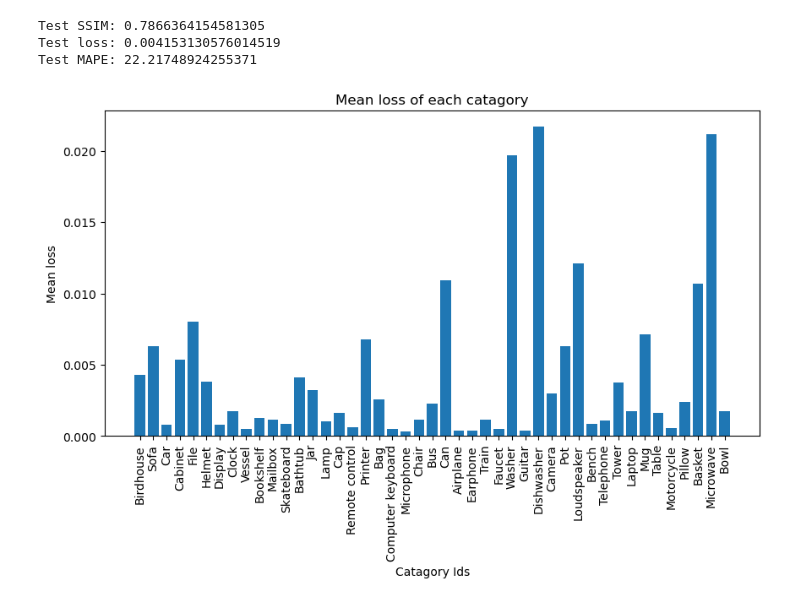
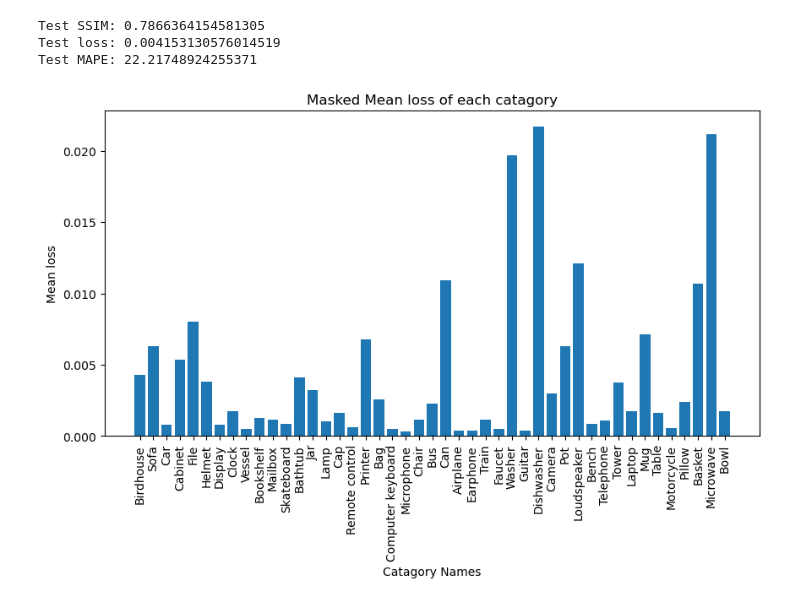
Before and after one commit to kane1204/Object-Thickness-Estimation-Network, a Jupyter notebook: test_baseline.ipynb, the cells around one changed output. Drawn from its saved outputs; the diff is of its cells as text; code cells hidden in the pictures.

```diff
--- a/test_baseline.ipynb
+++ b/test_baseline.ipynb
@@ -212,21 +212,21 @@ Test MAPE: 22.21748924255371
 # %%
 # for each catagory calculate the mean then plot a bar graph of the mean loss of each catagory
 catagory_mean_losses = {}
 for catagory in catagory_losses:
     catagory_mean_losses[catagory] = np.mean(catagory_losses[catagory])
 fig = plt.figure(figsize=(10, 5))
-plt.title("Mean loss of each catagory")
+plt.title("Masked Mean loss of each catagory")
 plt.xlabel("Catagory Names")
 plt.ylabel("Mean loss")
-# change the xticks rotate the labels 90 degrees
+    # change the xticks rotate the labels 90 degrees
 plt.bar(catagory_mean_losses.keys(), catagory_mean_losses.values())
 plt.xticks(rotation=90)
 # using thickness_dataset.labels to get the catagory name strings for the xticks
 plt.xticks(list(catagory_mean_losses.keys()), [thickness_dataset.labels[i].split(',')[0].capitalize() for i in catagory_mean_losses.keys()])
 
 
 plt.show()
 # save as pdf
 fig.savefig("figs\\baseline\\mean_loss_of_each_catagory.pdf", bbox_inches='tight')
 # %% [output]
-[figure, old version]
+[figure, new version]
```
